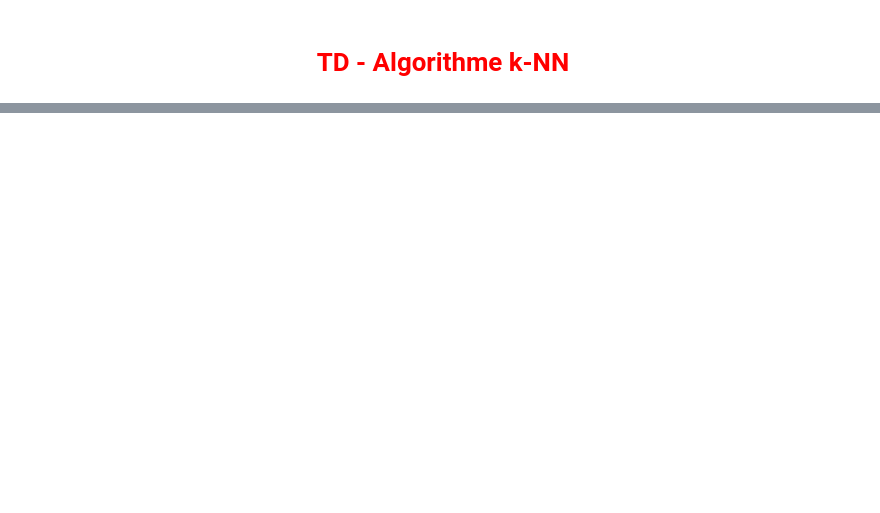
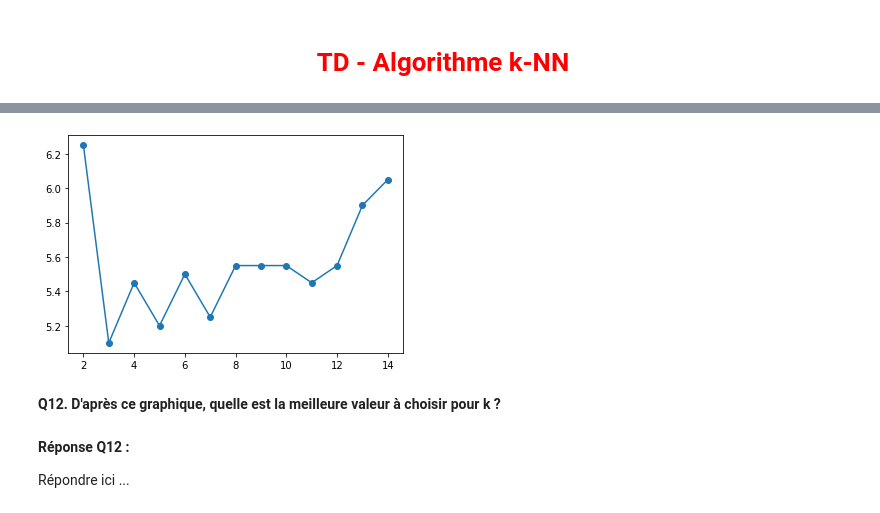
Before and after one commit to MatveiBG/NSI1ere, a Jupyter notebook: TD_04_2.ipynb, the cells around one changed output, grey strips where cells are left out. Drawn from its saved outputs; the diff is of its cells as text; code cells hidden in the pictures; blank space fills up the shorter version.

```diff
--- a/TD_04_2.ipynb
+++ b/TD_04_2.ipynb
@@ -46,0 +235,7 @@ IPython.notebook.kernel.execute("url = '" + window.location + "'");
+# %%
+from mlxtend.data import loadlocal_mnist
+x, y = loadlocal_mnist(images_path='Files/t10k-images.idx3-ubyte',labels_path='Files/t10k-labels.idx1-ubyte')
+# x est une liste qui contient les images sous forme de listes contenant les valeurs de chaque pixel en niveaux de gris
+# y est la liste des étiquettes
+print(x[0]) # affichage de la première image
+print(y[0]) # affichage de la première étiquette
@@ -46,0 +278,5 @@ IPython.notebook.kernel.execute("url = '" + window.location + "'");
+# %%
+from sklearn.model_selection import train_test_split
+xtrain, xtest, ytrain, ytest = train_test_split(x,y, train_size=0.8)
+# xtrain et ytrain contiennent les 8000 images et étiquettes d'entrainement
+# xtest et ytest contiennent les 2000 images et étiquettes de test
@@ -46,0 +289,4 @@ IPython.notebook.kernel.execute("url = '" + window.location + "'");
+# %%
+from sklearn import neighbors
+knn = neighbors.KNeighborsClassifier(n_neighbors=3) # création d'un 3-NN classifieur
+knn.fit(xtrain, ytrain) #chargement des données d'entrainement dans le classifieur
@@ -46,0 +323,16 @@ IPython.notebook.kernel.execute("url = '" + window.location + "'");
+# %%
+errors = [] # liste des pourcentage d'erreurs
+for k in range(2,15): # on fait varier k de 2 à 14
+    knn = neighbors.KNeighborsClassifier(k) # pour chaque valeur de k, on crée un classifieur
+    errors.append(100*(1 - knn.fit(xtrain, ytrain).score(xtest, ytest))) # et on calcule le pourcentage d'erreurs
+plt.plot(range(2,15), errors, 'o-') # définition du graphique
+plt.show() # affichage du graphique
+# %% [output]
+[figure, added]
+# %% [markdown]
+**Q12. D'après ce graphique, quelle est la meilleure valeur à choisir pour k ?**
+# %% [markdown]
+**Réponse Q12 :**
+
+
+Répondre ici ...
```
Also changed, not shown: parts of 62 cells of this notebook, 1 other file.
